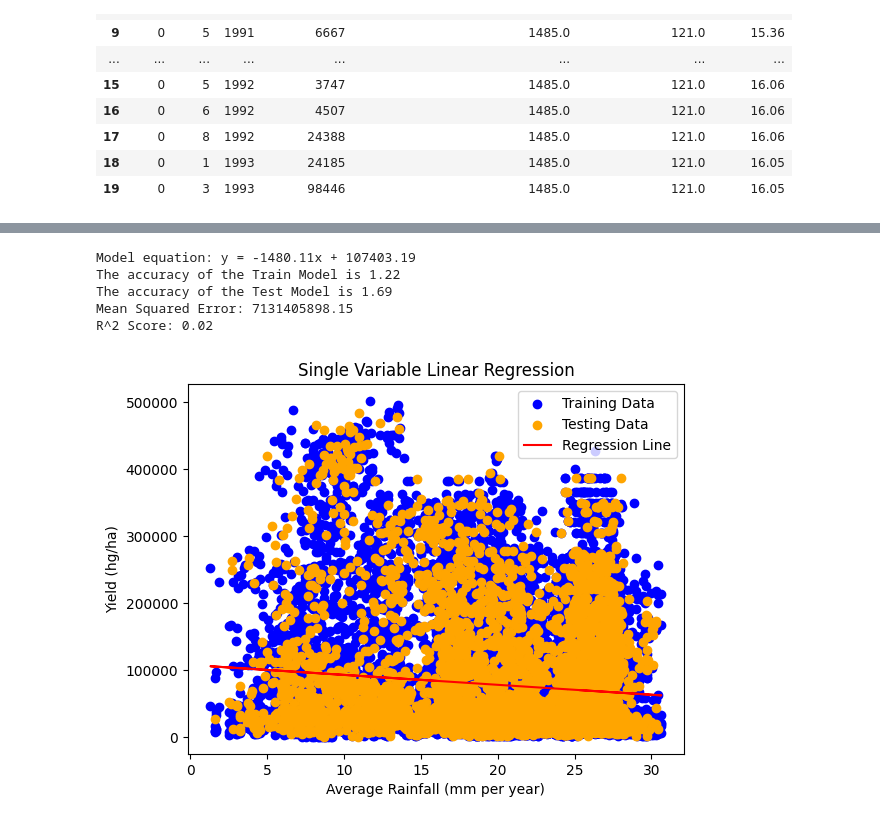
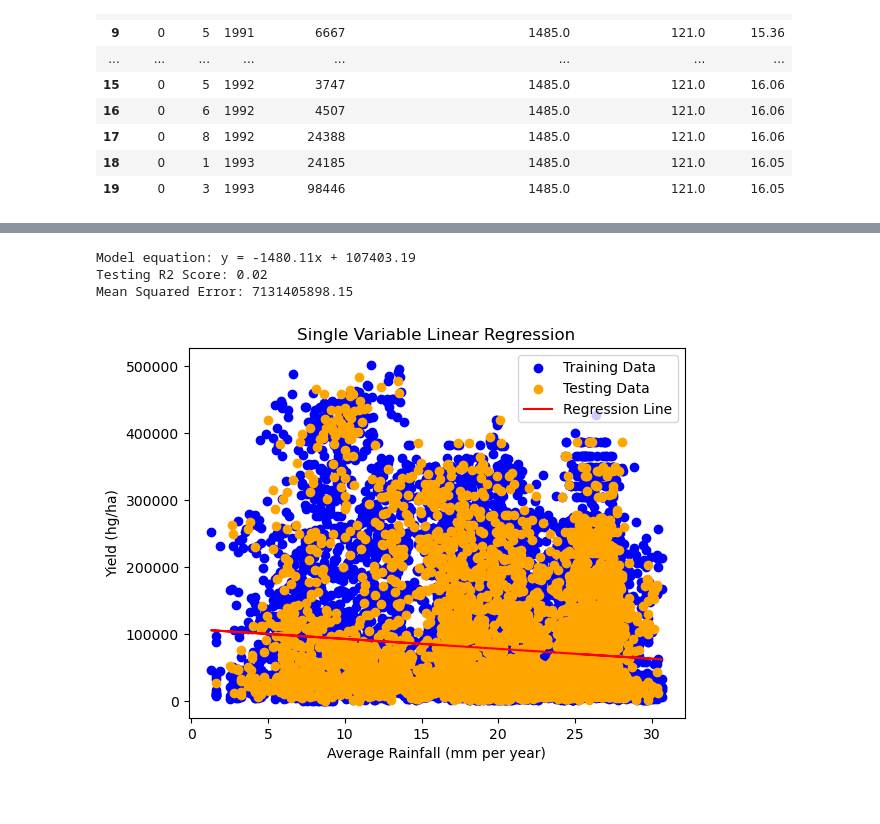
Before and after one commit to joshwu108/Sustainable-Software, a Jupyter notebook: code/model.ipynb, the cells around one changed output, grey strips where cells are left out. Cells and saved outputs as stored; diff of their text form; code cells hidden in the pictures.

```diff
--- a/code/model.ipynb
+++ b/code/model.ipynb
@@ -368,42 +194,36 @@ model = LinearRegression()
 
 model.fit(X_train, y_train)
 
 w = model.coef_[0][0]
 b = model.intercept_[0]
 
 print(f"Model equation: y = {w:.2f}x + {b:.2f}")
 
 # Predict on test data
 y_pred = model.predict(X_test)
 
 # Evaluate the model
 mse = mean_squared_error(y_test, y_pred)
 r2 = r2_score(y_test, y_pred)
-acc = (model.score(X_train , y_train)*100)
-print(f'The accuracy of the Train Model is {acc:.2f}')
-acc =(model.score(X_test , y_test)*100)
-print(f'The accuracy of the Test Model is {acc:.2f}')
+print(f'Testing R2 Score: {r2:.2f}')
 
 print(f"Mean Squared Error: {mse:.2f}")
-print(f"R^2 Score: {r2:.2f}")
 
 
 # Plot the regression line
 plt.scatter(X_train, y_train, color='blue', label='Training Data')
 plt.scatter(X_test, y_test, color='orange', label='Testing Data')
 plt.plot(X_train, model.predict(X_train), color='red', label='Regression Line')
 plt.xlabel('Average Rainfall (mm per year)')
 plt.ylabel('Yield (hg/ha)')
 plt.title('Single Variable Linear Regression')
 plt.legend()
 plt.show()
 # %% [output]
 Model equation: y = -1480.11x + 107403.19
-The accuracy of the Train Model is 1.22
-The accuracy of the Test Model is 1.69
+Testing R2 Score: 0.02
 Mean Squared Error: 7131405898.15
-R^2 Score: 0.02
-[figure, old version]
+[figure, new version]
 # %%
 # Mutlivariable Linear Regression
 
```
Also changed, not shown: parts of 22 cells of this notebook.
